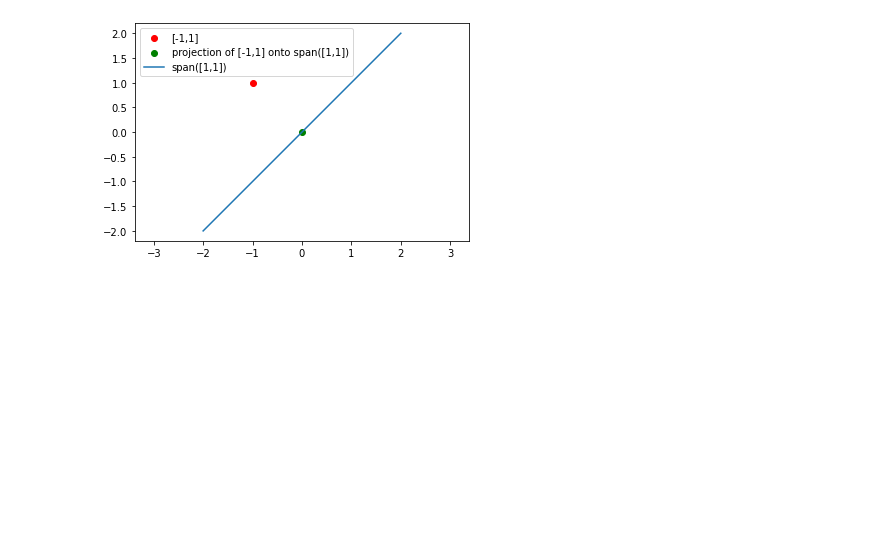
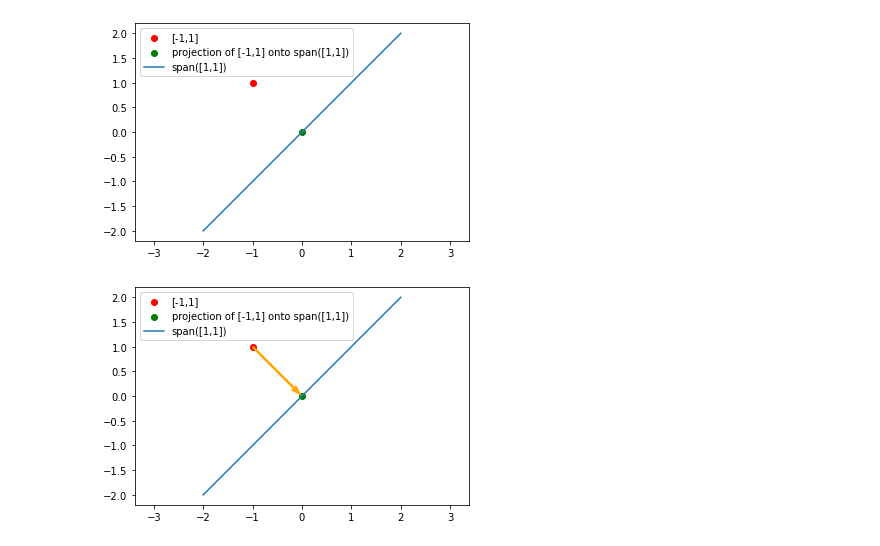
Before and after one commit to rythei/linear-models, a Jupyter notebook: content/basic_linear_regression/data_prep.ipynb, the cells around one changed output. Saved outputs shown, nothing was run; the diff lists cells and outputs as text; code cells hidden in the pictures; blank space fills up the shorter version.

```diff
--- a/content/basic_linear_regression/data_prep.ipynb
+++ b/content/basic_linear_regression/data_prep.ipynb
@@ -544,3 +544,13 @@ plt.axis("equal")
 plt.show()
 # %% [output]
 [figure]
+# %%
+plt.scatter([-1], [1], color='red', label='[-1,1]')
+plt.scatter([0], [0], color='green', label='projection of [-1,1] onto span([1,1])')
+plt.quiver(*[-1,1],*[1,-1], scale=1, units='xy', color='orange')
+plt.plot(xx, xx, label='span([1,1])')
+plt.legend()
+plt.axis("equal")
+plt.show()
+# %% [output]
+[figure, added]
```
Also changed, not shown: parts of 6 cells of this notebook, 25 other files.
